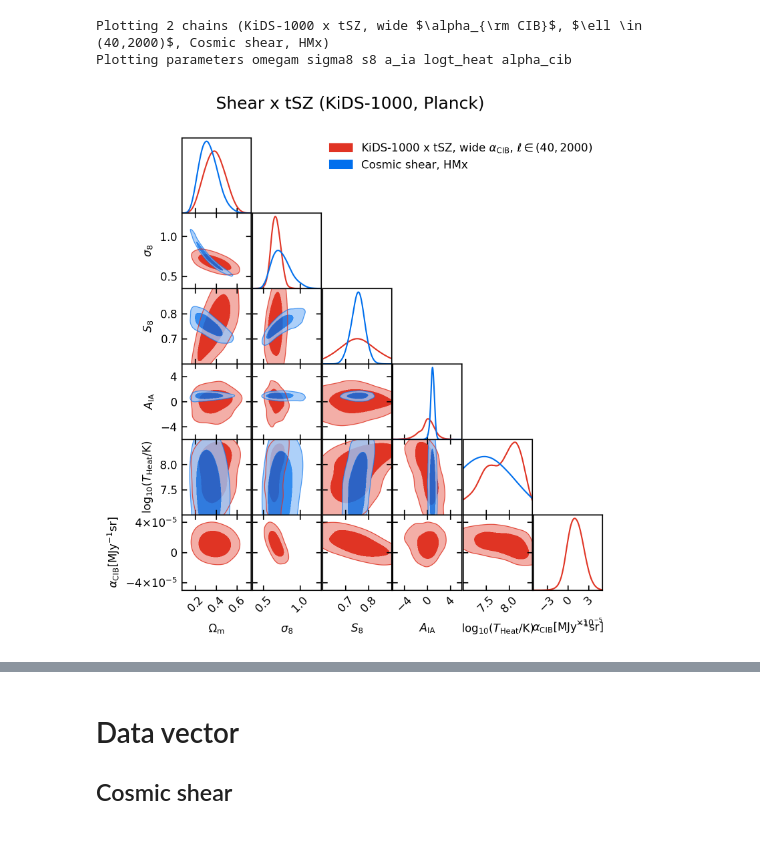
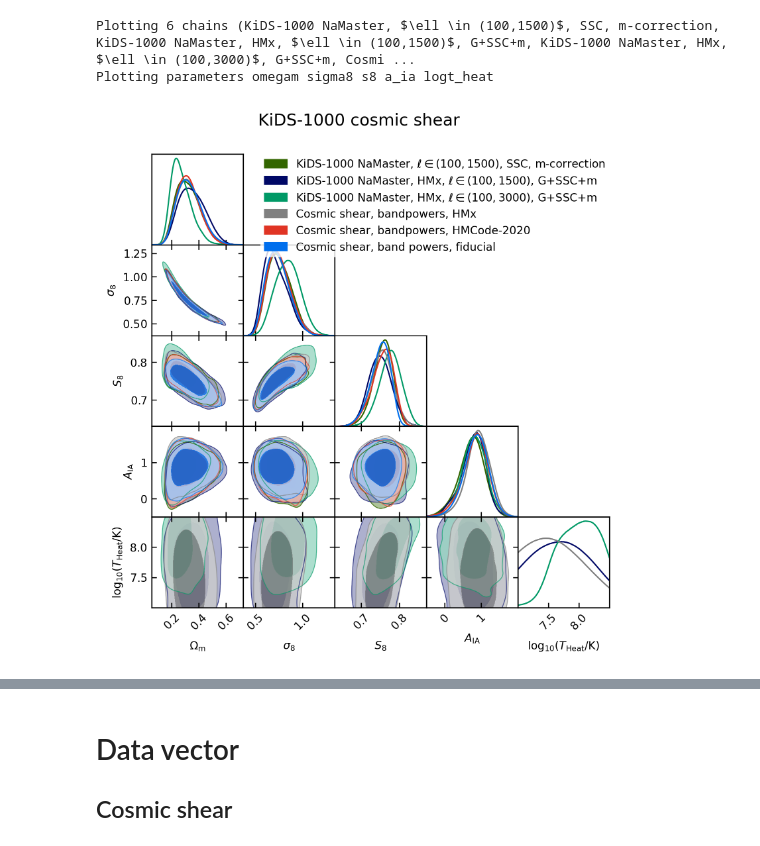
Before and after one commit to tilmantroester/KiDS-1000xtSZ, a Jupyter notebook: notebooks/analyse_chains.ipynb, the cells around one changed output, grey strips where cells are left out. Cells and saved outputs as stored; diff of their text form; code cells hidden in the pictures.

```diff
--- a/notebooks/analyse_chains.ipynb
+++ b/notebooks/analyse_chains.ipynb
@@ -133,9 +272,10 @@ chain_def_KiDS_1000 = [
 chains = {}
 # %%
 defs = [
-    #  *chain_def_fiducial,
+     *chain_def_fiducial,
      *chain_def_cosmic_shear,
      *chain_def_KiDS_1000,
+     *chain_def_Planck
       ]
 
 for c in defs:
@@ -178,0 +413,13 @@ Using 8333 samples out of 8333 in the chain.
+# %%
+for c in chains_to_plot:
+    MAP_idx = np.argmax(c.getParams().logpost)
+
+    print(c.chain_def["label"])
+    print("  n_varied", c.chain_def["n_varied"], "n_data", c.chain_def["n_data"])
+    n_dof = c.chain_def["n_data"] - c.chain_def["n_varied"]
+    chi2 = -2*c.loglikes[MAP_idx]
+    pte = 1-scipy.stats.chi2(df=n_dof).cdf(chi2)
+    print(f"  chi2: {chi2:.1f}, chi2/n_dof: {chi2/n_dof:.2f}, PTE: {pte:.2f}")
+    print(f"  S8: {c.getParams().s8[MAP_idx]:.3f}")
+    # print(f"  log_theat: {c.getParams().logt_heat[MAP_idx]:.2f}")
+    # print(f"  alpha_CIB: {c.getParams().alpha_cib[MAP_idx]:.2f}")
@@ -179,46 +439,47 @@ Using 8333 samples out of 8333 in the chain.
 # %%
-chain_selection = [#{"name" : "run0",},
-                   #{"name" : "run2",},
-                   {"name" : "run2",},
-                   #{"name" : "run4",},
-                   #{"name" : "EE",},
-                   #{"name" : "EE_HMCode2020",},
-                   {"name" : "EE_HMx",},
+chain_selection = [
+                   #{"name" : "EE_run2"},
+                   {"name" : "EE_run3"},
+                   {"name" : "EE_run4"},
+                   {"name" : "EE_run5"},
+                   {"name" : "EE_HMx"},
+                   {"name" : "EE_HMCode2020"},
+                   {"name" : "EE",},
                   ]
 
 chains_to_plot = select_chains(chains, chain_selection)
 
 chain_colors = [get_chain_color(c) for c in chains_to_plot]
 chain_labels = [get_chain_label(c) for c in chains_to_plot]
 
 print(f"Plotting {len(chains_to_plot)} chains ({', '.join(chain_labels)})")
 
-params_to_plot = ["omegam", "sigma8", "s8", "a_ia", "logt_heat", "alpha_cib"]
+params_to_plot = ["omegam", "sigma8", "s8", "a_ia",  "logt_heat"]
 
 print(f"Plotting parameters {' '.join(params_to_plot)}")
 
 width = 1.5*column_width
 g = getdist.plots.get_subplot_plotter(width_inch=width, scaling=False,
                                       settings=copy.deepcopy(plot_settings))
 
 g.settings.legend_fontsize = 8
 g.settings.lab_fontsize = 8
 g.settings.axes_fontsize = 8
 
 g.triangle_plot(chains_to_plot,
                 params=params_to_plot,
                 filled_compare=True,
                 #contour_colors=chain_colors,
                 legend_labels=chain_labels,
                 diag1d_kwargs={"normalized" : True},
-                param_limits={"s8" : (0.6, 0.9)}
+                param_limits={"a_ia" : (-0.5, 2.0)}
                )
 
-g.fig.suptitle("Shear x tSZ (KiDS-1000, Planck)", y=1.05)
+g.fig.suptitle("KiDS-1000 cosmic shear", y=1.05)
 g.fig.dpi = 300
 bbox = matplotlib.transforms.Bbox(((0, 0), (width, 1.1*width)))
-g.fig.savefig(f"plots/KiDSxPlanck_HMx.png", bbox_inches=bbox, facecolor="w")
+g.fig.savefig(f"plots/KiDS-1000_comparison.png", bbox_inches=bbox, facecolor="w")
 # %% [output]
-Plotting 2 chains (KiDS-1000 x tSZ, wide $\alpha_{\rm CIB}$, $\ell \in (40,2000)$, Cosmic shear, HMx)
-Plotting parameters omegam sigma8 s8 a_ia logt_heat alpha_cib
+Plotting 6 chains (KiDS-1000 NaMaster, $\ell \in (100,1500)$, SSC, m-correction, KiDS-1000 NaMaster, HMx, $\ell \in (100,1500)$, G+SSC+m, KiDS-1000 NaMaster, HMx, $\ell \in (100,3000)$, G+SSC+m, Cosmi ...
+Plotting parameters omegam sigma8 s8 a_ia logt_heat
-[figure, old version]
+[figure, new version]
```
Also changed, not shown: parts of 13 cells of this notebook, 2 other files.
